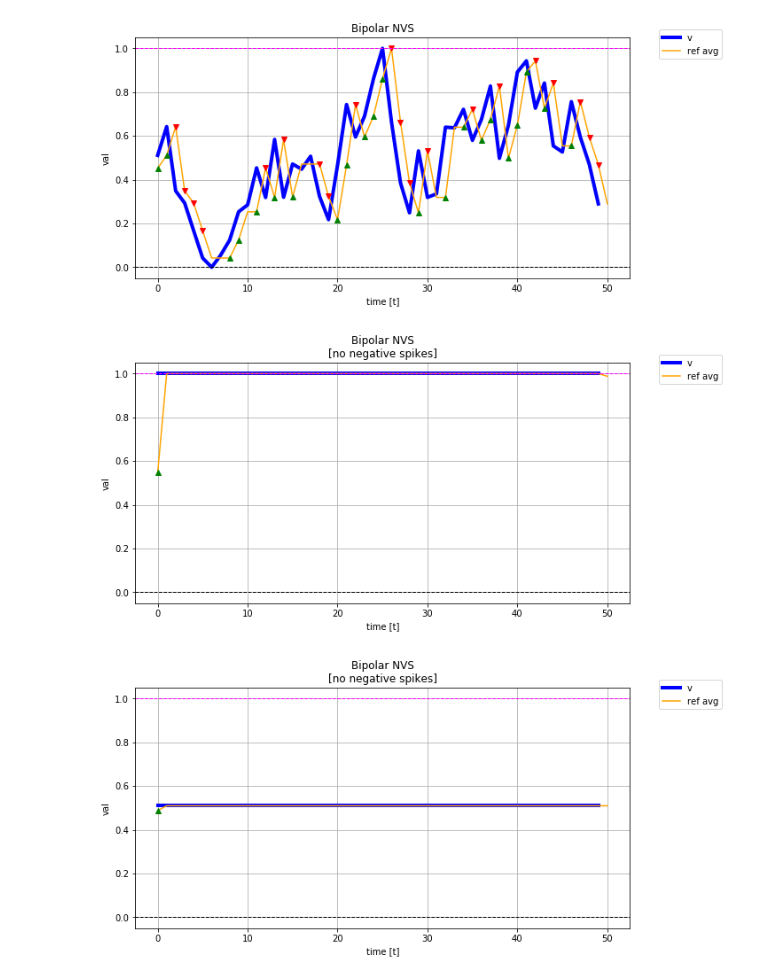
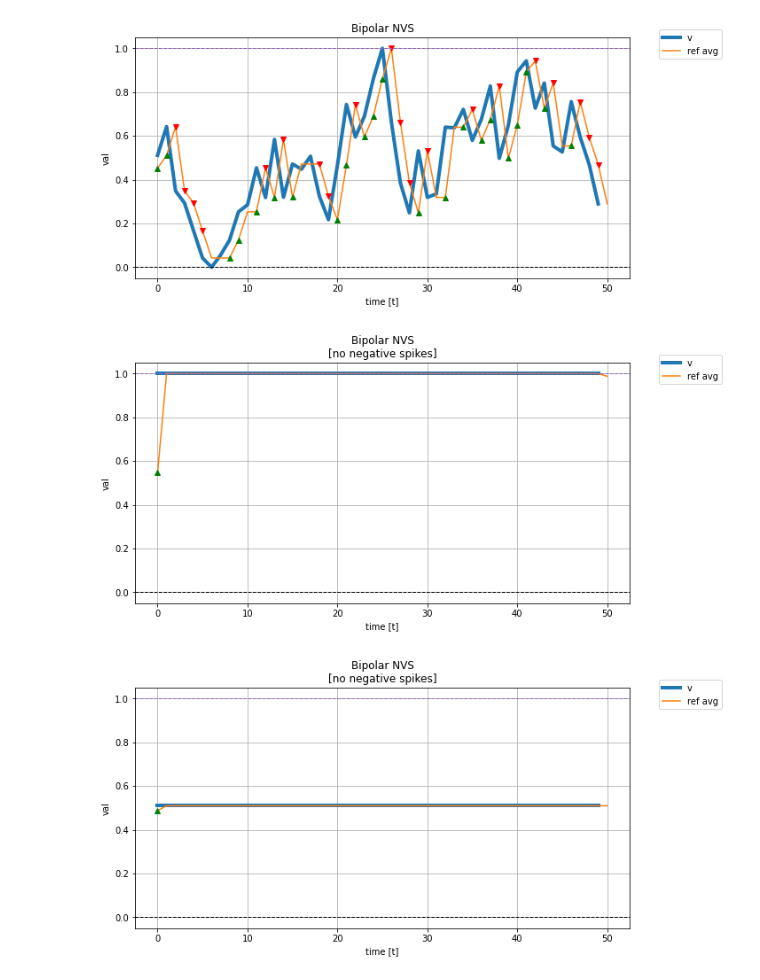
Before and after one commit to chanokin/spike_conv_nets, a Jupyter notebook: penultimate/bi-nvs.ipynb, the cells around one changed output. Drawn from its saved outputs; the diff is of its cells as text; code cells hidden in the pictures.

```diff
--- a/penultimate/bi-nvs.ipynb
+++ b/penultimate/bi-nvs.ipynb
@@ -116,13 +116,13 @@ def experiment(vin, cfg_p, cfg_n):
     return data
 # %%
 colors = [
-    'red',
-    'green',
-    'blue',
-    'orange',
-    'gray',
-    'magenta',
-    'cyan',
+    'tab:red',
+    'tab:green',
+    'tab:blue',
+    'tab:orange',
+    'tab:gray',
+    'tab:purple',
+    'tab:cyan',
 ]
 seed = 1
 n_samples = 50
@@ -151,34 +151,34 @@ for v in vs:
     ref_history = d['ref_history']
     spike_p_t = d['spike_p_t']
     spike_n_t = d['spike_n_t']
 
     fw = 5
     plt.figure(figsize=(2.0 * fw, fw))
     ax = plt.subplot(1, 1, 1)
 
     title = 'Bipolar NVS'
 
     plt.plot(v, label='v', color=colors[2], linewidth=4)
 
     plt.plot(ref_history[0:], '-', label='ref avg', color=colors[3])
     try:
         plt.plot(spike_p_t, ref_history[spike_p_t], linestyle='none', marker='^', color='green')
     except:
         title += '\n[no positive spikes]'
     try:
         plt.plot(spike_n_t, ref_history[spike_n_t], linestyle='none', marker='v', color='red')
     except:
         title += '\n[no negative spikes]'
 
     ax.set_title(title)
     ax.set_xlabel('time [t]')
     ax.set_ylabel('val')
-    plt.axhline(1, linestyle='--', color='magenta', linewidth=1)
+    plt.axhline(1, linestyle='--', color='tab:purple', linewidth=1)
     plt.axhline(0, linestyle='--', color='black', linewidth=1)
     plt.legend(bbox_to_anchor=(1.05, 1.05))
     plt.grid()
     plt.show()
 # %% [output]
-[figure, old version]
+[figure, new version]
-[figure, old version]
+[figure, new version]
-[figure, old version]
+[figure, new version]
```
Also changed, not shown: parts of 6 cells of this notebook, 9 other files.
